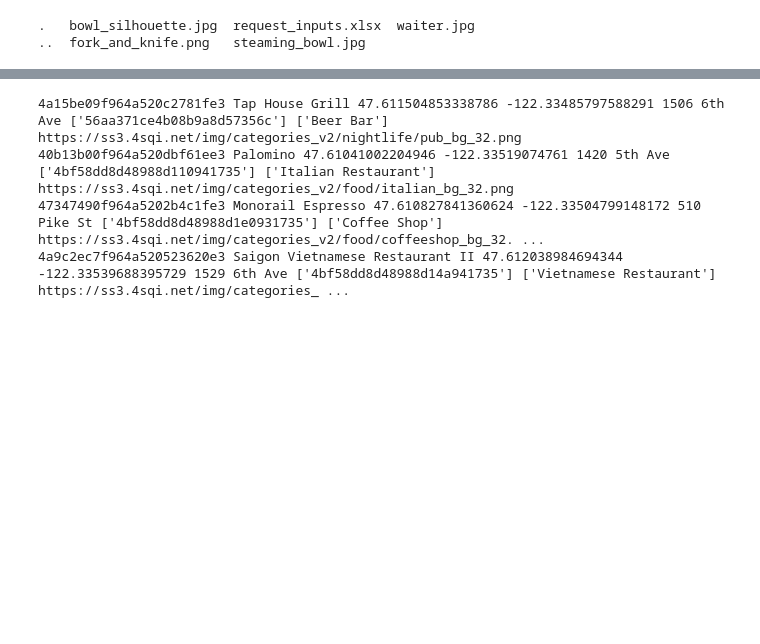
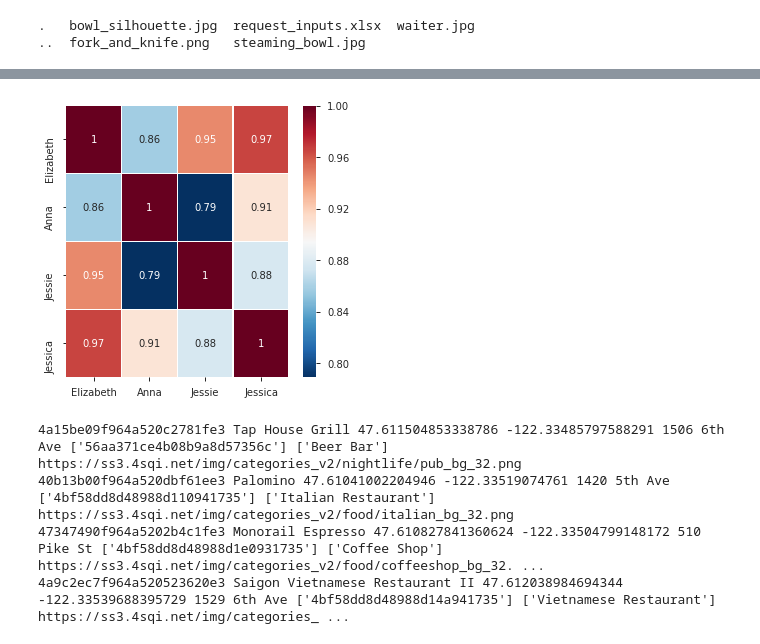
Before and after one commit to Astayonix/BattleOfTheNeighborhoods, a Jupyter notebook: I_Dont_Know_Where_Do_You_Want_to_Eat.ipynb, the cells around one changed output, grey strips where cells are left out. Drawn from its saved outputs; the diff is of its cells as text; code cells hidden in the pictures; blank space fills up the shorter version.

Commit message:
Published from Watson Studio. Finished cosine similarity matrix.  🧠

```diff
--- a/I_Dont_Know_Where_Do_You_Want_to_Eat.ipynb
+++ b/I_Dont_Know_Where_Do_You_Want_to_Eat.ipynb
@@ -439,0 +441,21 @@ cuisine_word_cloud(composite_user)
+# %%
+# Who would make the best lunch buddies?  Let's explore that question by visualizing who has the most in common with each others' tastes
+test = user_score_matrix.replace("", 0)
+test
+
+my_matrix = csr_matrix(test.values)
+
+similarity = cosine_similarity(my_matrix)
+
+similarity
+
+fig = plt.figure(figsize=(5,5))
+sns.heatmap(similarity,
+            xticklabels=user_score_matrix.index,
+            yticklabels=user_score_matrix.index,
+            cmap='RdBu_r',
+            annot=True,
+            linewidth=0.5)
+plt.show()
+# %% [output]
+[figure, added]
```
Also changed, not shown: parts of 6 cells of this notebook.
